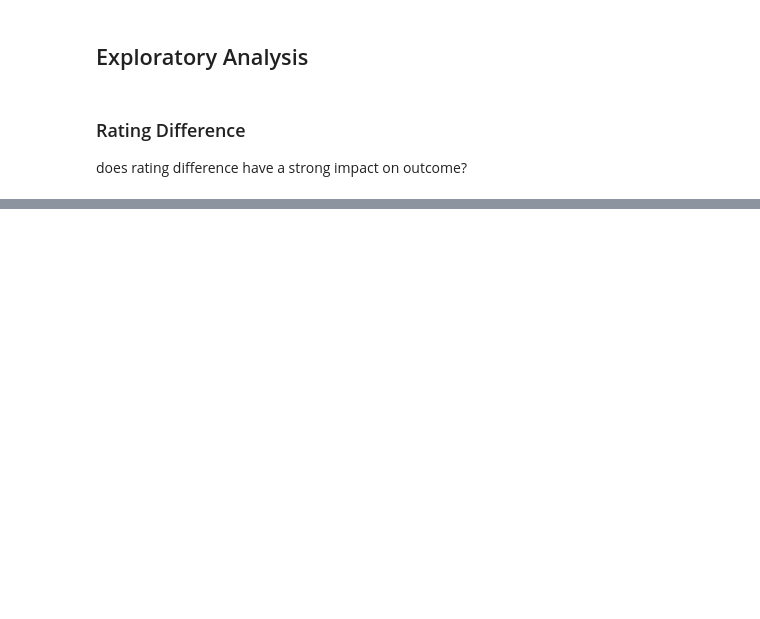
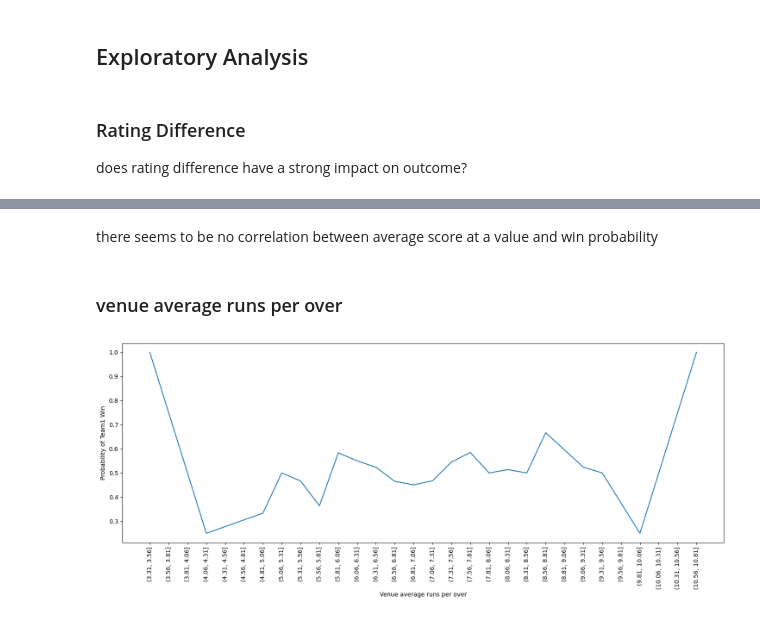
Before and after one commit to zishan044/t20_win_predictor, a Jupyter notebook: notebooks/EDA.ipynb, the cells around one changed output, grey strips where cells are left out. Cells and saved outputs as stored; diff of their text form; code cells hidden in the pictures; blank space fills up the shorter version.

```diff
--- a/notebooks/EDA.ipynb
+++ b/notebooks/EDA.ipynb
@@ -94,0 +188,24 @@ plt.show()
+# %% [markdown]
+there seems to be no correlation between average score at a value and win probability
+# %% [markdown]
+### venue average runs per over
+# %%
+min_rpo = df.venue_avg_run_per_over.min()
+max_rpo = df.venue_avg_run_per_over.max()
+
+df['rpo_bucket'] = pd.cut(
+    df['venue_avg_run_per_over'],
+    bins=np.arange(min_rpo - 0.25, max_rpo + 0.25, 0.25)
+)
+
+
+prob_by_bucket = df.groupby('rpo_bucket')['team1_win'].mean()
+
+plt.figure(figsize=(18,6))
+sns.lineplot(x=prob_by_bucket.index.astype(str), y=prob_by_bucket.values)
+plt.xticks(rotation=90)
+plt.xlabel("Venue average runs per over")
+plt.ylabel("Probability of Team1 Win")
+plt.show()
+# %% [output]
+[figure, added]
```
Also changed, not shown: parts of 23 cells of this notebook, 1 other file.
